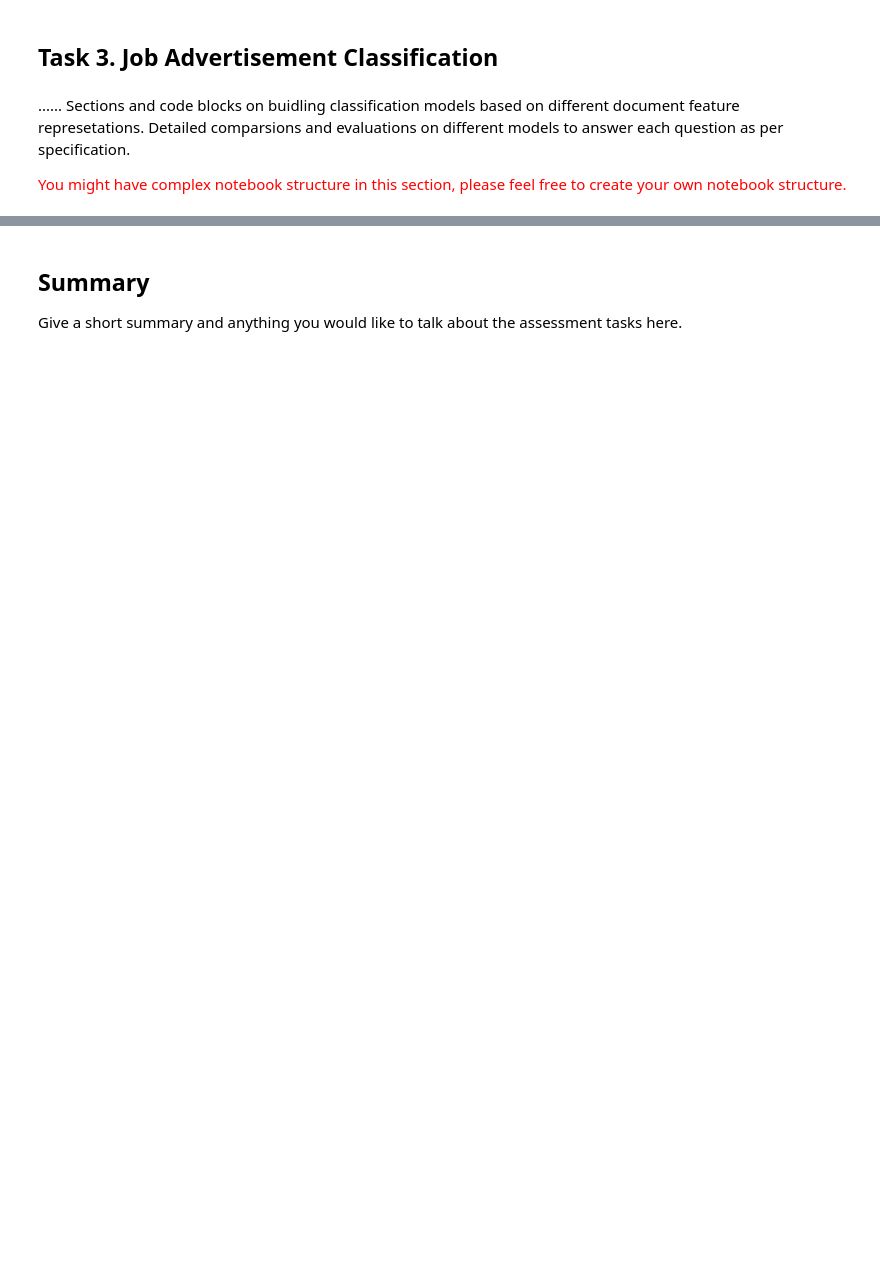
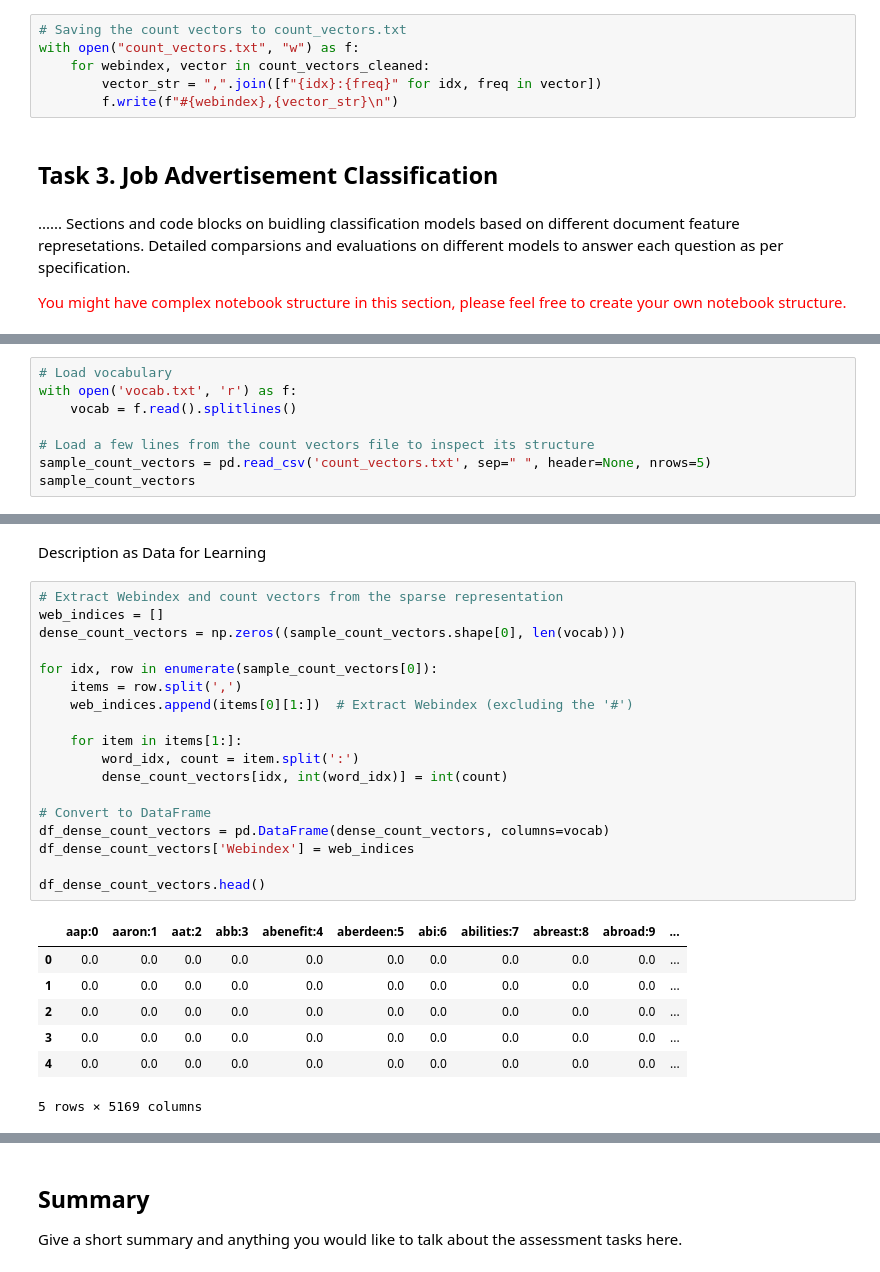
Before and after one commit to Rylan-rmit/AdvData2, a Jupyter notebook: task2_3.ipynb, the cells around one changed output, grey strips where cells are left out. Saved outputs shown, nothing was run; the diff lists cells and outputs as text; blank space fills up the shorter version.

```diff
--- a/task2_3.ipynb
+++ b/task2_3.ipynb
@@ -94,3 +133,9 @@ Save the count vector representation as per spectification.
+# %%
+# Saving the count vectors to count_vectors.txt
+with open("count_vectors.txt", "w") as f:
+    for webindex, vector in count_vectors_cleaned:
+        vector_str = ",".join([f"{idx}:{freq}" for idx, freq in vector])
+        f.write(f"#{webindex},{vector_str}\n")
 # %% [markdown]
 ## Task 3. Job Advertisement Classification
 # %% [markdown]
@@ -102,0 +157,8 @@ Detailed comparsions and evaluations on different models to answer each question
+# %%
+# Load vocabulary
+with open('vocab.txt', 'r') as f:
+    vocab = f.read().splitlines()
+
+# Load a few lines from the count vectors file to inspect its structure
+sample_count_vectors = pd.read_csv('count_vectors.txt', sep=" ", header=None, nrows=5)
+sample_count_vectors
@@ -102,0 +172,28 @@ Detailed comparsions and evaluations on different models to answer each question
+# %% [markdown]
+Description as Data for Learning
+# %%
+# Extract Webindex and count vectors from the sparse representation
+web_indices = []
+dense_count_vectors = np.zeros((sample_count_vectors.shape[0], len(vocab)))
+
+for idx, row in enumerate(sample_count_vectors[0]):
+    items = row.split(',')
+    web_indices.append(items[0][1:])  # Extract Webindex (excluding the '#')
+
+    for item in items[1:]:
+        word_idx, count = item.split(':')
+        dense_count_vectors[idx, int(word_idx)] = int(count)
+
+# Convert to DataFrame
+df_dense_count_vectors = pd.DataFrame(dense_count_vectors, columns=vocab)
+df_dense_count_vectors['Webindex'] = web_indices
+
+df_dense_count_vectors.head()
+# %% [output]
+|  | aap:0 | aaron:1 | aat:2 | abb:3 | abenefit:4 | aberdeen:5 | abi:6 | abilities:7 | abreast:8 | abroad:9 | ... |
+| 0 | 0.0 | 0.0 | 0.0 | 0.0 | 0.0 | 0.0 | 0.0 | 0.0 | 0.0 | 0.0 | ... |
+| 1 | 0.0 | 0.0 | 0.0 | 0.0 | 0.0 | 0.0 | 0.0 | 0.0 | 0.0 | 0.0 | ... |
+| 2 | 0.0 | 0.0 | 0.0 | 0.0 | 0.0 | 0.0 | 0.0 | 0.0 | 0.0 | 0.0 | ... |
+| 3 | 0.0 | 0.0 | 0.0 | 0.0 | 0.0 | 0.0 | 0.0 | 0.0 | 0.0 | 0.0 | ... |
+| 4 | 0.0 | 0.0 | 0.0 | 0.0 | 0.0 | 0.0 | 0.0 | 0.0 | 0.0 | 0.0 | ... |
+5 rows × 5169 columns
```
Also changed, not shown: parts of 20 cells of this notebook, 3 other files.
